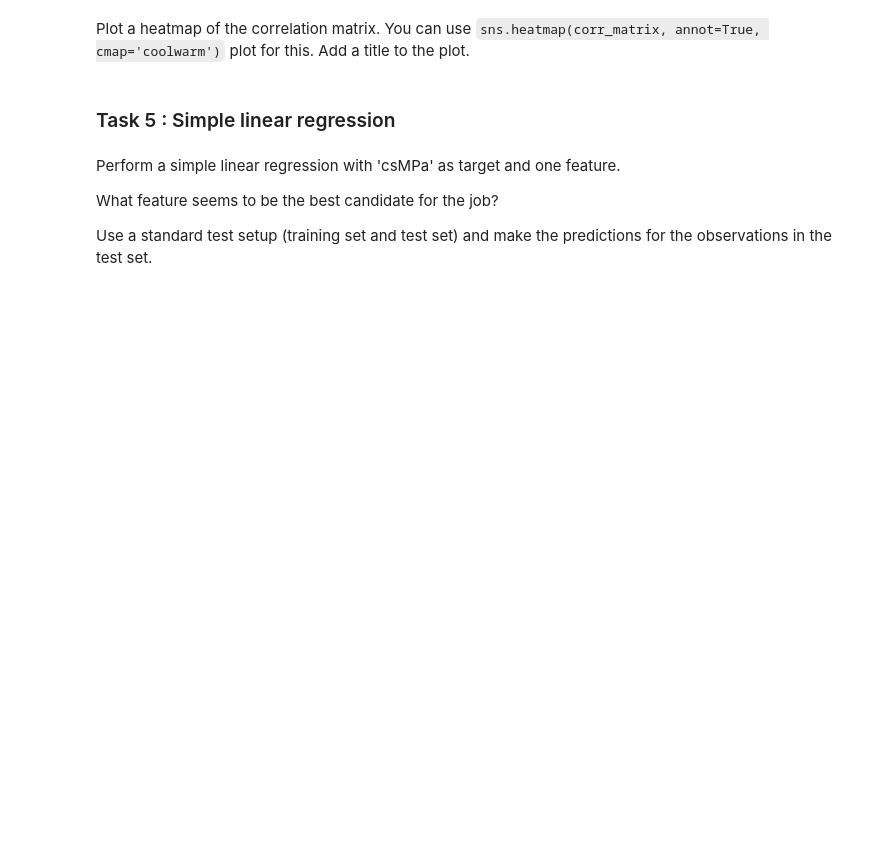
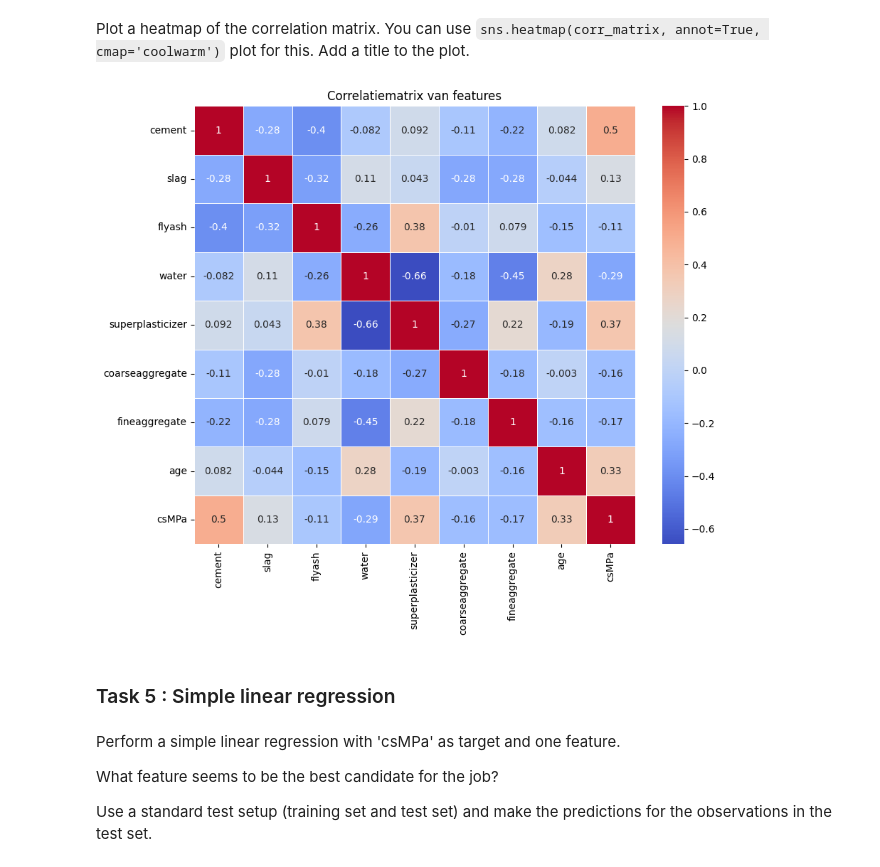
Before and after one commit to YuuneesIBH/KdG-DataScience2, a Jupyter notebook: Oefeningen/5- Machine Learning/05.06_EX.ipynb, the cells around one changed output. Cells and saved outputs as stored; diff of their text form; code cells hidden in the pictures; blank space fills up the shorter version.

```diff
--- a/Oefeningen/5- Machine Learning/05.06_EX.ipynb
+++ b/Oefeningen/5- Machine Learning/05.06_EX.ipynb
@@ -10,3 +23,6 @@ Import the necessary libraries (pandas, Numpy, Matplotlib, Seaborn and scikit-le
 ### Task 2 : Load the data
 # %% [markdown]
 Load the 'Concrete_Data.csv' from the data directory and display the first rows.
+# %%
+data = pd.read_csv("../Datasets/Concrete_data.csv", sep=",")
+data.head(5)
@@ -18,3 +78,6 @@ Understand the dataset by displaying key statistics and check for missing values
 ### Task 4 : Correlations between features
 # %% [markdown]
 Calculate the correlation matrix to understand the relationships between the target variable 'csMPa' and all other variables (predictors). You can use the Pandas ``.corr()`` method for this.
+# %%
+corr_data = data.corr()
+print(corr_data)
@@ -21,5 +102,18 @@ Calculate the correlation matrix to understand the relationships between the tar
 # %% [markdown]
 Plot a heatmap of the correlation matrix. You can use ``sns.heatmap(corr_matrix, annot=True, cmap='coolwarm')`` plot for this. Add a title to the plot.
+# %%
+# Plot de heatmap van de correlatiematrix (Seaborn heatmap)
+plt.figure(figsize=(10, 8))       # bepaal de figuur-grootte
+sns.heatmap(
+    corr_data,
+    annot=True,                   # toon de waarden in de cellen
+    cmap='coolwarm',              # kleurenmap
+    linewidths=0.5                # lijntjes tussen cellen
+)
+plt.title('Correlatiematrix van features')  # titel
+plt.show()                                 # toon de plot
+# %% [output]
+[figure, added]
 # %% [markdown]
 ### Task 5 : Simple linear regression
 # %% [markdown]
```
Also changed, not shown: parts of 11 cells of this notebook, 10 other files.
